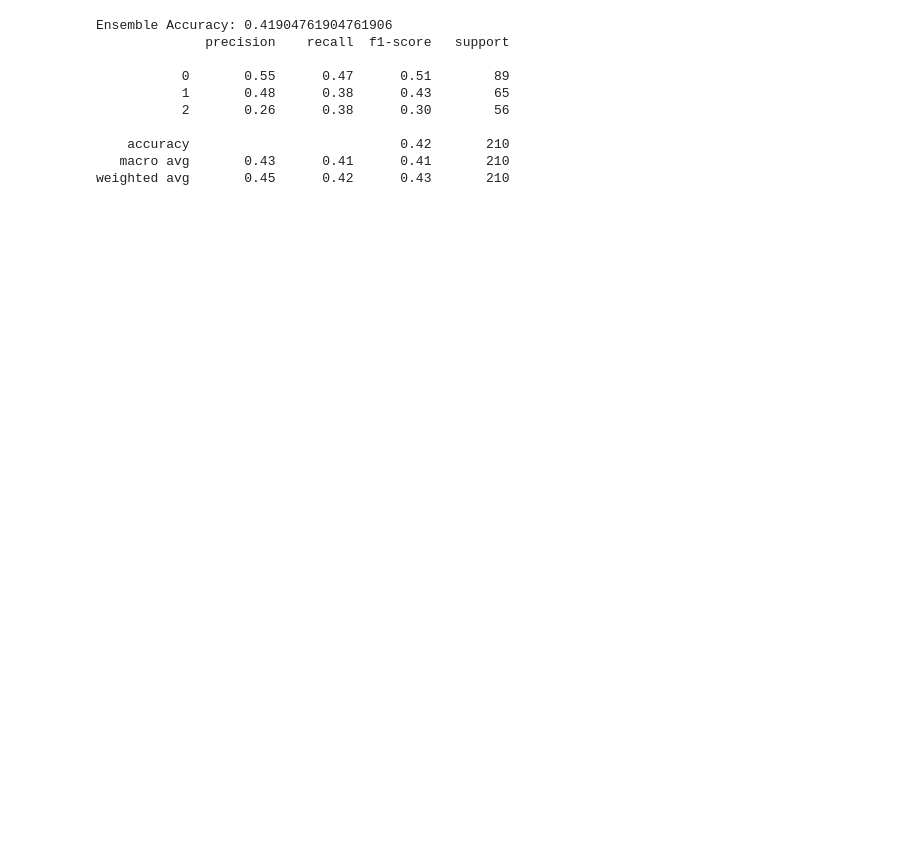
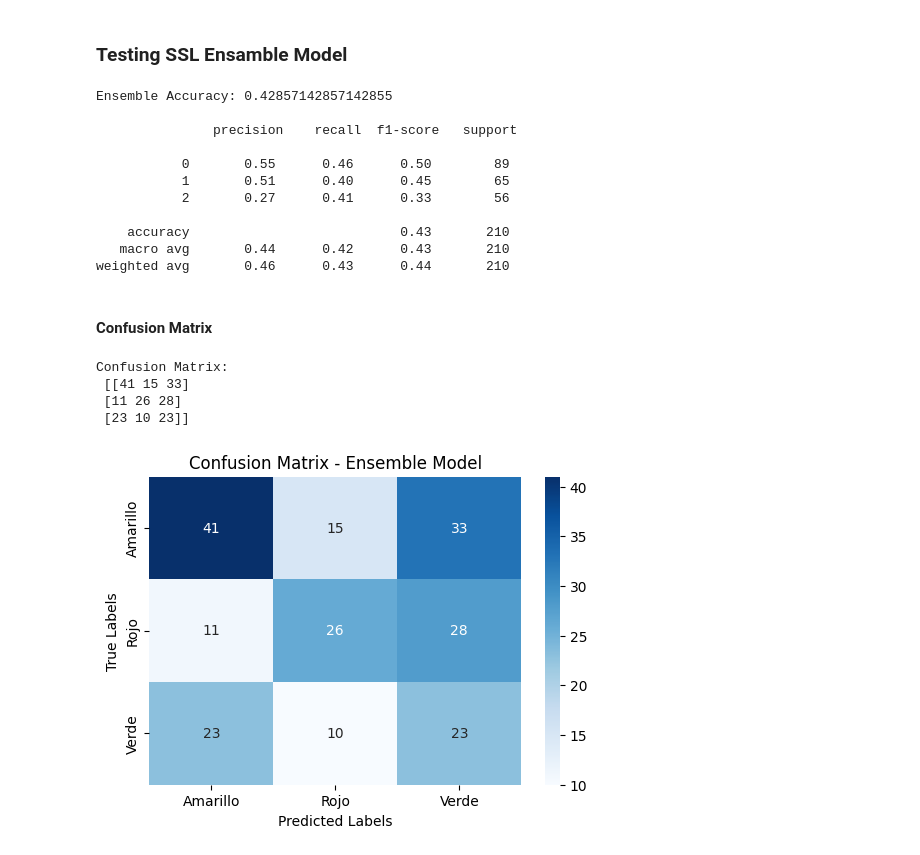
Before and after one commit to raqcoss/ML-water, a Jupyter notebook: self_learning.ipynb, the cells around one changed output. Saved outputs shown, nothing was run; the diff lists cells and outputs as text; code cells hidden in the pictures; blank space fills up the shorter version.

```diff
--- a/self_learning.ipynb
+++ b/self_learning.ipynb
@@ -71,18 +153,22 @@ See the caveats in the documentation: https://pandas.pydata.org/pandas-docs/stab
 # %%
-threshold = 0.6  # Confidence threshold
+# Confidence threshold
+threshold = 0.7
+
+# maximum training iterations
 max_iter = 50
 
 
 for iteration in range(max_iter):
+
     print(f"\nIteration {iteration + 1}")
-    #y_encoded = y_encoded.astype(int)
 
     print(x_train.shape, y_train['semaforo_encoded'].unique())
-    # Train all models
+
+    # Train each model
     for model in models:
         model.fit(x_train, y_train)
 
-    # Get predicted probabilities from all models
+    # Get predicted probabilities
     probas = [model.predict_proba(X_unlabeled) for model in models]
 
 
@@ -90,8 +176,9 @@ for iteration in range(max_iter):
         model_preds = model.predict(X_unlabeled)
         unique, counts = np.unique(model_preds, return_counts=True)
         print(f"Model {i} predicted class distribution: {dict(zip(unique, counts))}")
-        # Average probabilities
-        avg_probas = np.mean(probas, axis=0)
+
+    # Average probabilities
+    avg_probas = np.mean(probas, axis=0)
 
     # Get confidence and predicted class
     max_probs = np.max(avg_probas, axis=1)
@@ -104,31 +191,30 @@ for iteration in range(max_iter):
         print("No more confident pseudo-labels found.")
         break
 
-
-    # Use that to select rows from X_unlabeled while keeping original index
+    # Select high-confidence
     new_X = X_unlabeled.loc[confident_mask]
-
     new_y = preds[confident_mask]
 
+    #Display distribution of newly added pseudo-labels
     unique, counts = np.unique(new_y, return_counts=True)
     dist = dict(zip(unique, counts))
     print(f"Class distribution of added pseudo-labels: {dist}")
 
     column_name = 'semaforo_encoded'
+
     # Ensure both are DataFrames with the same column name
     if isinstance(y_train, pd.Series):
         y_train = y_train.to_frame(name=column_name)
 
+
     new_y_df = pd.DataFrame(new_y, index=new_X.index, columns=[column_name])
     y_train = pd.concat([y_train, new_y_df], axis=0)
 
-    # Update labeled dataset
+    # Update labeled on dataset
     x_train = pd.concat([x_train, new_X], axis=0)
-    #y_train = pd.concat([y_train, pd.Series(new_y, index=new_X.index)], axis=0)
 
-    # Remove pseudo-labeled from unlabeled
+    # Remove pseudo-labeled data from unlabeled set
     X_unlabeled = X_unlabeled.drop(index=new_X.index)
-    print()
 
     print(f"Added {confident_mask.sum()} new pseudo-labeled points.")
 # %% [output]
@@ -186,30 +312,48 @@ Parameters: { "scale_pos_weight" } are not used.
+# %% [markdown]
+### Testing SSL Ensamble Model
 # %%
-from sklearn.metrics import classification_report, accuracy_score
-
-# Predict probabilities for test set from each model
+# Probabilities for each model
 test_probas = [model.predict_proba(x_test) for model in models]
 
 # Average probabilities across models
 avg_test_probas = np.mean(test_probas, axis=0)
 
-# Get maximum probability (confidence) and predicted class
+# Highest probability for each sample (Confidence level)
 max_probs = np.max(avg_test_probas, axis=1)
 ensemble_preds = np.argmax(avg_test_probas, axis=1)
 
-
-
-# Evaluate
+# Ensable model's performance
 print("Ensemble Accuracy:", accuracy_score(y_test, ensemble_preds))
-print(classification_report(y_test, ensemble_preds))
+print("\n",classification_report(y_test, ensemble_preds))
 # %% [output]
-Ensemble Accuracy: 0.41904761904761906
-              precision    recall  f1-score   support
+Ensemble Accuracy: 0.42857142857142855
 
-           0       0.55      0.47      0.51        89
-           1       0.48      0.38      0.43        65
-           2       0.26      0.38      0.30        56
+               precision    recall  f1-score   support
 
-    accuracy                           0.42       210
-   macro avg       0.43      0.41      0.41       210
-weighted avg       0.45      0.42      0.43       210
+           0       0.55      0.46      0.50        89
+           1       0.51      0.40      0.45        65
+           2       0.27      0.41      0.33        56
+
+    accuracy                           0.43       210
+   macro avg       0.44      0.42      0.43       210
+weighted avg       0.46      0.43      0.44       210
+# %% [markdown]
+#### Confusion Matrix
+# %%
+conf_matrix = confusion_matrix(y_test, ensemble_preds)
+
+print("Confusion Matrix:\n", conf_matrix)
+
+plt.figure(figsize=(6, 4))
+sns.heatmap(conf_matrix, annot=True, fmt="d", cmap="Blues", xticklabels=le.classes_, yticklabels=le.classes_)
+plt.xlabel("Predicted Labels")
+plt.ylabel("True Labels")
+plt.title("Confusion Matrix - Semi-supervised Ensemble Model")
+plt.show()
+# %% [output]
+Confusion Matrix:
+ [[41 15 33]
+ [11 26 28]
+ [23 10 23]]
+[figure, added]
 # %%
```
Also changed, not shown: parts of 20 cells of this notebook.
